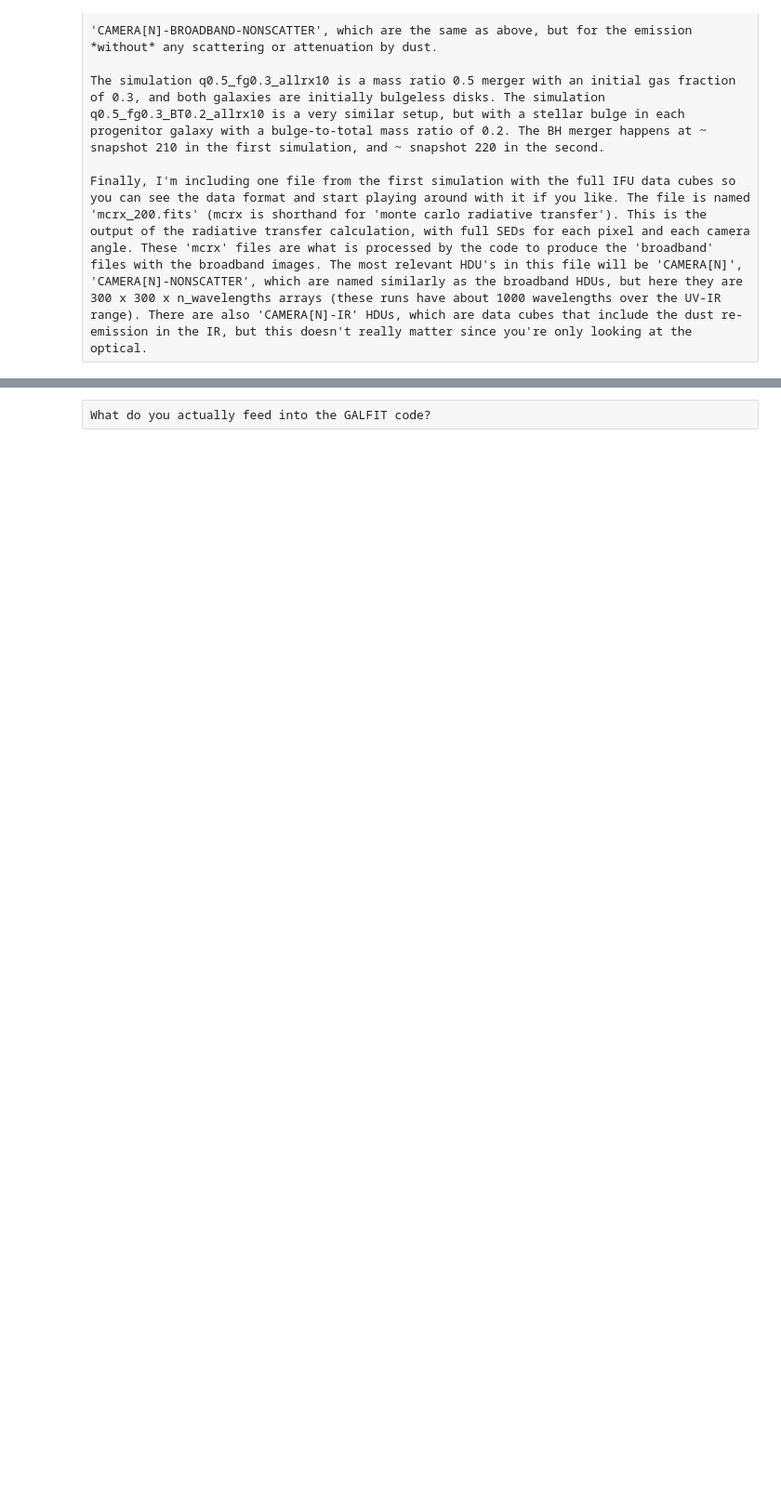
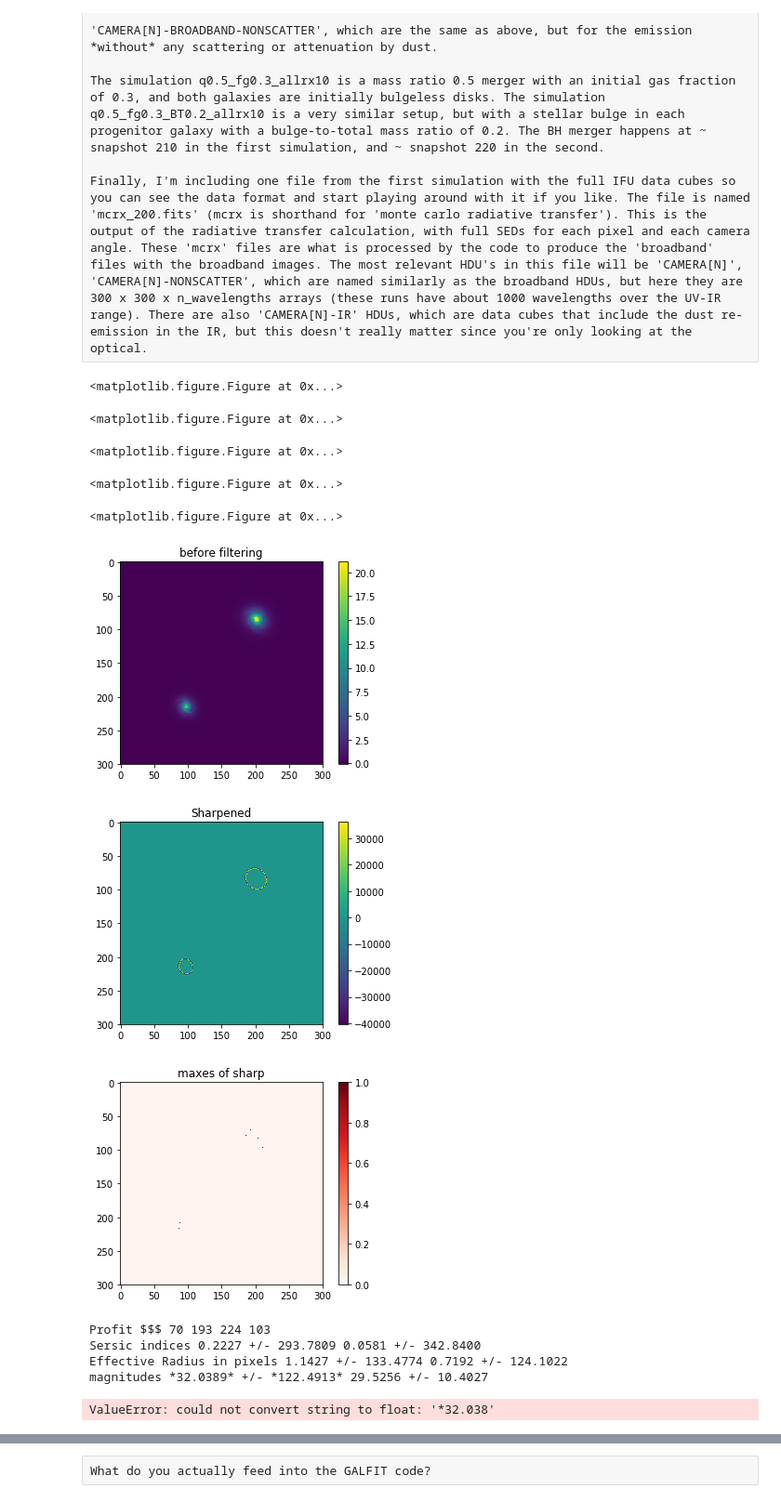
Before and after one commit to beckynevin/ppxf_MaNGA, a Jupyter notebook: Image_degradation.ipynb, the cells around one changed output, grey strips where cells are left out. Shown: that part at 93% size. Cells and saved outputs as stored; diff of their text form; code cells hidden in the pictures; blank space fills up the shorter version.

Commit message:
I'm making a full pipeline with lots of subroutines so I can feed the coordinates to search, etc directly into Galfit, fully automated.

```diff
--- a/Image_degradation.ipynb
+++ b/Image_degradation.ipynb
@@ -83,3 +97,41 @@ plt.clf()
+# %%
+img_list=['q0.5_fg0.3_allrx10/broadband_020.fits','q0.5_fg0.3_allrx10/broadband_040.fits',
+         'q0.5_fg0.3_allrx10/broadband_070.fits','q0.5_fg0.3_allrx10/broadband_160.fits',
+         'q0.5_fg0.3_allrx10/broadband_200.fits','q0.5_fg0.3_allrx10/broadband_210.fits',
+         'q0.5_fg0.3_allrx10/broadband_230.fits']
+myr=[20,40,70,160,200,210,230]
+for i in range(4):#len(img_list)
+    plt.clf()
+    a=produce_camera(myr[i],img_list[i],0)#that last number is the viewpoing (camera 0)
+    '''before any of this you have to choose the camera data'''
+    plt.clf()
+    b=nanomags(0.03, a[0], a[1], 0, myr[i])
+    plt.clf()
+    c=convolve_image(myr[i],b[0],b[1],b[2],0.03,a[0],0)
+    #c[0] is the result
+    result=c
+    plt.clf()
+    d=determine_coords(c)
+
+
+    e=write_galfit_feedme(0,myr[i], d[0],d[2],d[1],d[3])
+    #e=write_galfit_feedme(1, 200, 180, 100,120)
+    f=run_galfit(0,myr[i])
+    g=galfit_params(0,myr[i])
+# %% [output]
+<matplotlib.figure.Figure at 0x...>
+<matplotlib.figure.Figure at 0x...>
+<matplotlib.figure.Figure at 0x...>
+<matplotlib.figure.Figure at 0x...>
+<matplotlib.figure.Figure at 0x...>
+[figure, added]
+[figure, added]
+[figure, added]
+Profit $$$ 70 193 224 103
+Sersic indices 0.2227 +/- 293.7809 0.0581 +/- 342.8400
+Effective Radius in pixels 1.1427 +/- 133.4774 0.7192 +/- 124.1022
+magnitudes *32.0389* +/- *122.4913* 29.5256 +/- 10.4027
+ValueError: could not convert string to float: '*32.038'
 # %%
 '''This code block reads in the broadband images and then will open the broadband extension,
 ...
```
Also changed, not shown: parts of 13 cells of this notebook.
